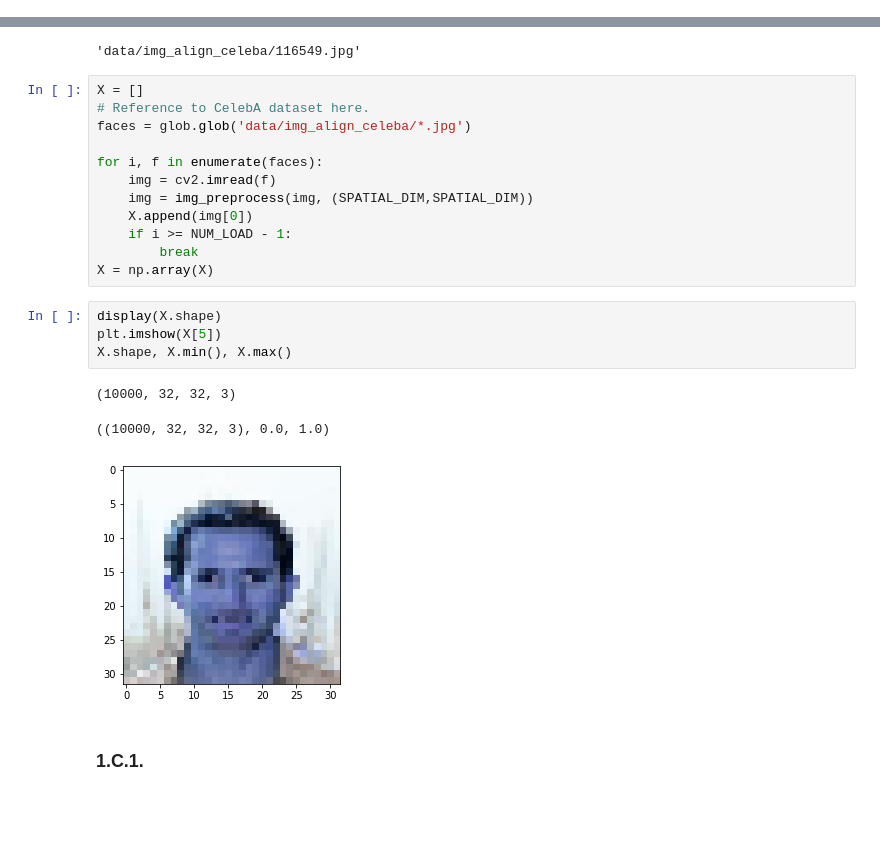
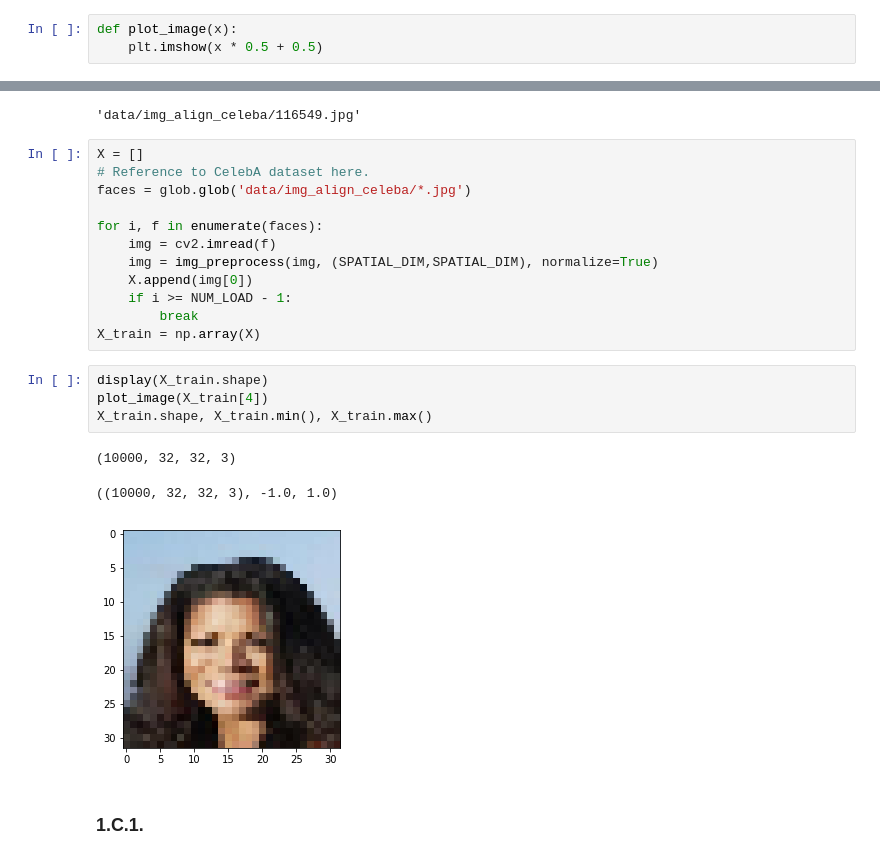
Before and after one commit to srk-apts/CS109B, a Jupyter notebook: HW/cs109b_hw7_jh.ipynb, the cells around one changed output, grey strips where cells are left out. Cells and saved outputs as stored; diff of their text form; blank space fills up the shorter version.

```diff
--- a/HW/cs109b_hw7_jh.ipynb
+++ b/HW/cs109b_hw7_jh.ipynb
@@ -491,3 +511,6 @@ if not os.path.isdir(ROOT_DIR):
+# %%
+def plot_image(x):
+    plt.imshow(x * 0.5 + 0.5)
 # %%
 faces = glob.glob('data/img_align_celeba/*.jpg')
 faces[0]
@@ -500,18 +523,18 @@ faces = glob.glob('data/img_align_celeba/*.jpg')
 
 for i, f in enumerate(faces):
     img = cv2.imread(f)
-    img = img_preprocess(img, (SPATIAL_DIM,SPATIAL_DIM))
+    img = img_preprocess(img, (SPATIAL_DIM,SPATIAL_DIM), normalize=True)
     X.append(img[0])
     if i >= NUM_LOAD - 1:
         break
-X = np.array(X)
+X_train = np.array(X)
-# %%
-display(X.shape)
-plt.imshow(X[5])
-X.shape, X.min(), X.max()
-# %% [output]
-(10000, 32, 32, 3)
-((10000, 32, 32, 3), 0.0, 1.0)
-[figure, removed]
+# %%
+display(X_train.shape)
+plot_image(X_train[4])
+X_train.shape, X_train.min(), X_train.max()
+# %% [output]
+(10000, 32, 32, 3)
+((10000, 32, 32, 3), -1.0, 1.0)
+[figure, added]
 # %% [markdown]
 ### 1.C.1.
```
Also changed, not shown: parts of 25 cells of this notebook.
